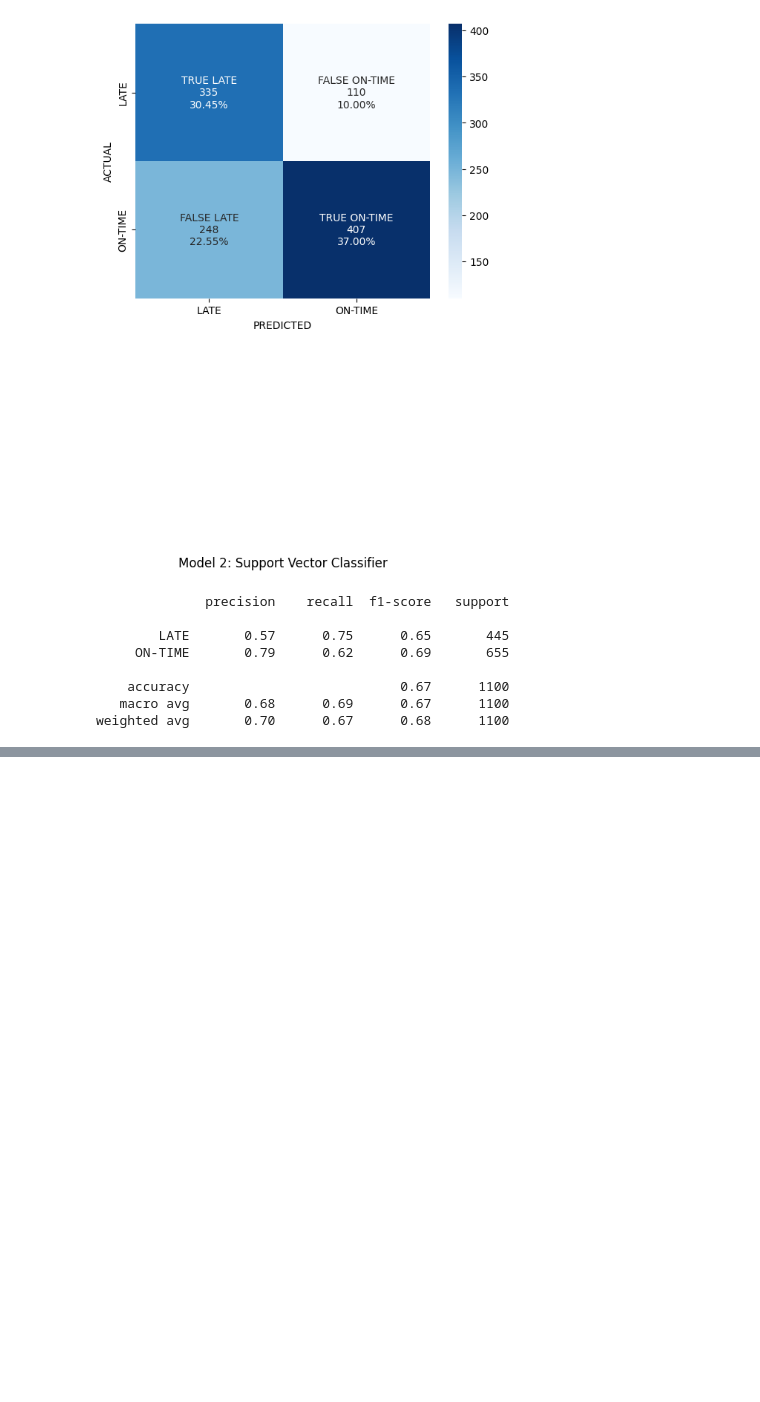
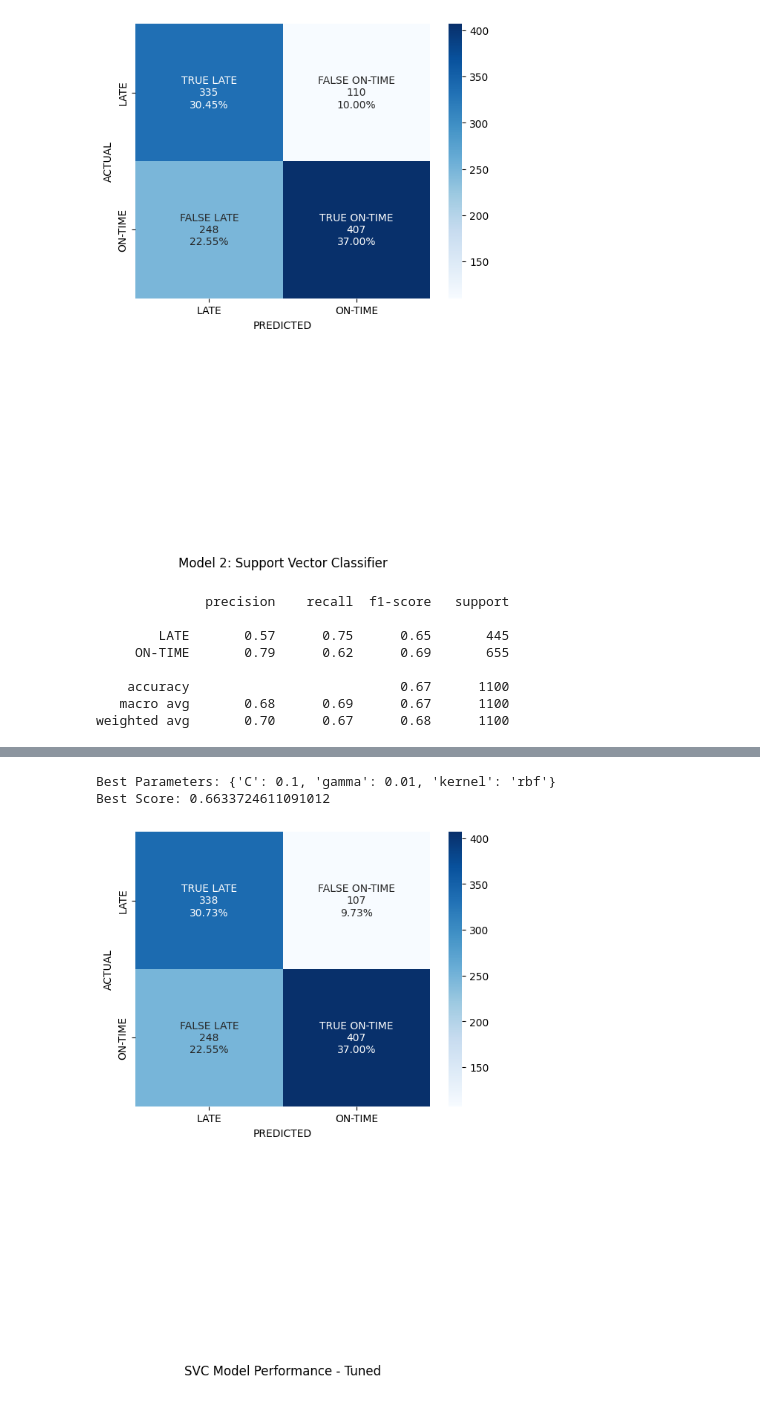
Before and after one commit to kdevoe/aai510-group7, a Jupyter notebook: shipping_modeling_setB.ipynb, the cells around one changed output, grey strips where cells are left out. Cells and saved outputs as stored; diff of their text form; code cells hidden in the pictures; blank space fills up the shorter version.

```diff
--- a/shipping_modeling_setB.ipynb
+++ b/shipping_modeling_setB.ipynb
@@ -140,0 +204,10 @@ weighted avg       0.70      0.67      0.68      1100
+# %%
+svc_param_grid = {
+    'C': [0.01, .1, 1, 10],   # Regularization: Low C = high bias, low variance
+    'gamma': [1, 0.1, 0.01, 0.001],  # Kernel coefficient
+    'kernel': ['linear', 'rbf']   # Kernel type
+}
+# %%
+svc_grid_search = GridSearchCV(estimator=svc_model_tune, param_grid=svc_param_grid, scoring='accuracy', verbose=2, n_jobs=-1)
+# %%
+svc_grid_search.fit(X_train, y_train)
@@ -140,0 +237,15 @@ weighted avg       0.70      0.67      0.68      1100
+# %%
+# Print the best parameters and best score
+print("Best Parameters:", svc_grid_search.best_params_)
+print("Best Score:", svc_grid_search.best_score_)
+# %% [output]
+Best Parameters: {'C': 0.1, 'gamma': 0.01, 'kernel': 'rbf'}
+Best Score: 0.6633724611091012
+# %%
+svc_best_model = svc_grid_search.best_estimator_
+y_pred2_tuned = svc_best_model.predict(X_val)
+# %%
+# generate confusion matrix for model1
+aai510_grp7_confusion_matrix(y_true = y_val, y_pred = y_pred2_tuned, title = 'SVC Model Performance - Tuned')
+# %% [output]
+[figure, added]
```
Also changed, not shown: parts of 18 cells of this notebook.
